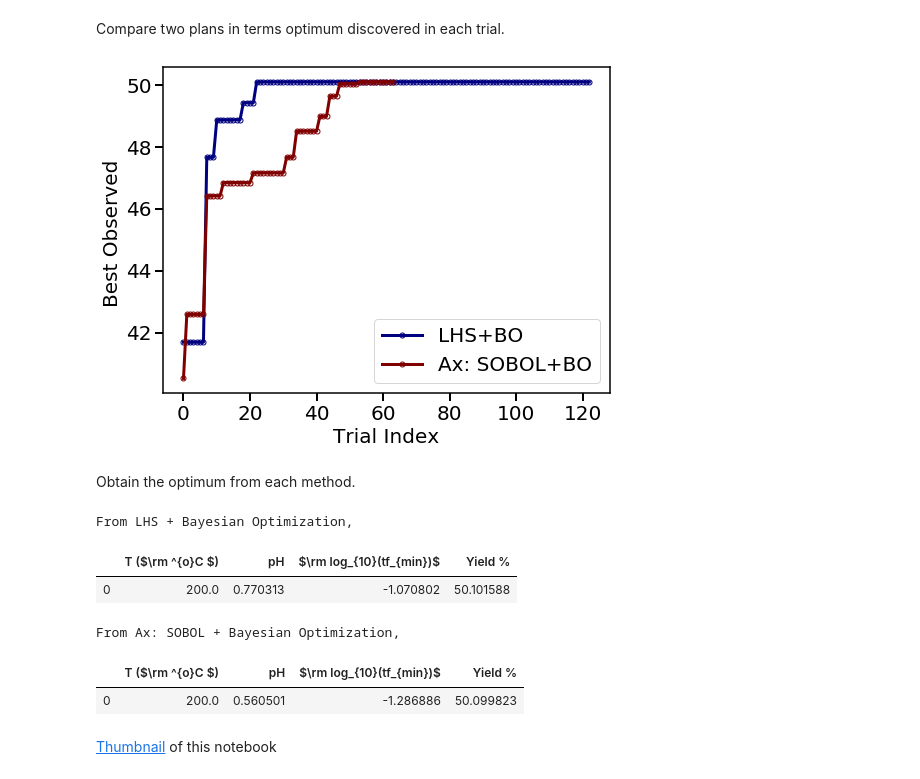
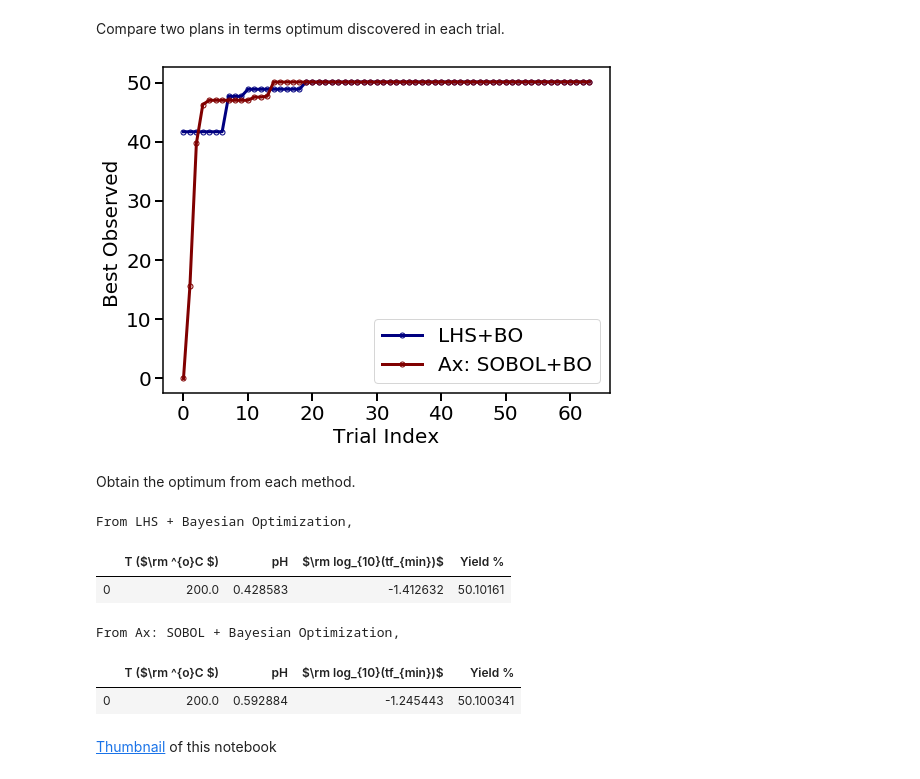
Before and after one commit to VlachosGroup/nextorch, a Jupyter notebook: docs/source/examples/12_PFR_yield_extension.ipynb, the cells around one changed output. Drawn from its saved outputs; the diff is of its cells as text; code cells hidden in the pictures.

```diff
--- a/docs/source/examples/12_PFR_yield_extension.ipynb
+++ b/docs/source/examples/12_PFR_yield_extension.ipynb
@@ -596,10 +687,10 @@ objectives_values_1 = np.array([trial.objective_mean for trial in experiment_1.t
 # %% [markdown]
 Compare two plans in terms optimum discovered in each trial.
 # %%
-plotting.opt_per_trial([Exp_lhc.Y_real,  objectives_values_1],
+plotting.opt_per_trial([Exp_lhc.Y_real,  Y_real_ax],
                        design_names = ['LHS+BO', 'Ax: SOBOL+BO'])
 # %% [output]
-[figure, old version]
+[figure, new version]
 # %% [markdown]
 Obtain the optimum from each method.
 # %%
@@ -611,17 +702,17 @@ print('From LHS + Bayesian Optimization, ')
 display(data_opt_lhc)
 
 # Ax: SOBOL+BO optimum
-y_opt_ax = values_1[0][Y_name_with_unit]
-X_opt_ax = np.array(list(best_parameters_1.values()))
+y_opt_ax = np.max(Y_real_ax)
+X_opt_ax = np.array(list(best_parameters.values()))
 data_opt_ax = io.np_to_dataframe([X_opt_ax, y_opt_ax], var_names)
 print('From Ax: SOBOL + Bayesian Optimization, ')
 display(data_opt_ax)
 # %% [output]
 From LHS + Bayesian Optimization,
 |  | T ($\rm ^{o}C $) | pH | $\rm log_{10}(tf_{min})$ | Yield % |
-| 0 | 200.0 | 0.770313 | -1.070802 | 50.101588 |
+| 0 | 200.0 | 0.428583 | -1.412632 | 50.10161 |
 From Ax: SOBOL + Bayesian Optimization,
 |  | T ($\rm ^{o}C $) | pH | $\rm log_{10}(tf_{min})$ | Yield % |
-| 0 | 200.0 | 0.560501 | -1.286886 | 50.099823 |
+| 0 | 200.0 | 0.592884 | -1.245443 | 50.100341 |
 # %% [markdown]
 [Thumbnail](_images/12.png) of this notebook
```
Also changed, not shown: parts of 8 cells of this notebook, 6 other files.
